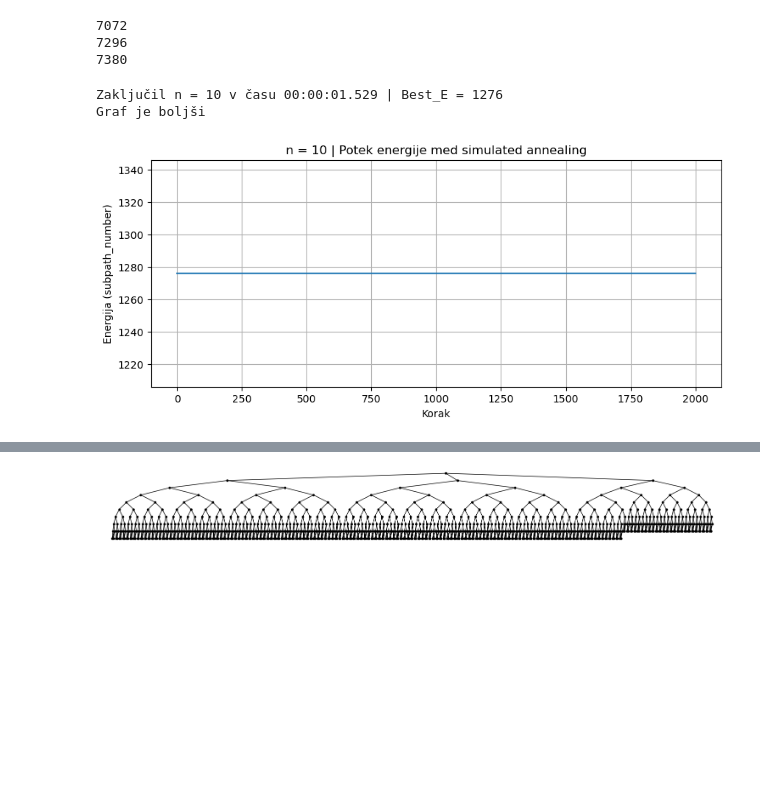
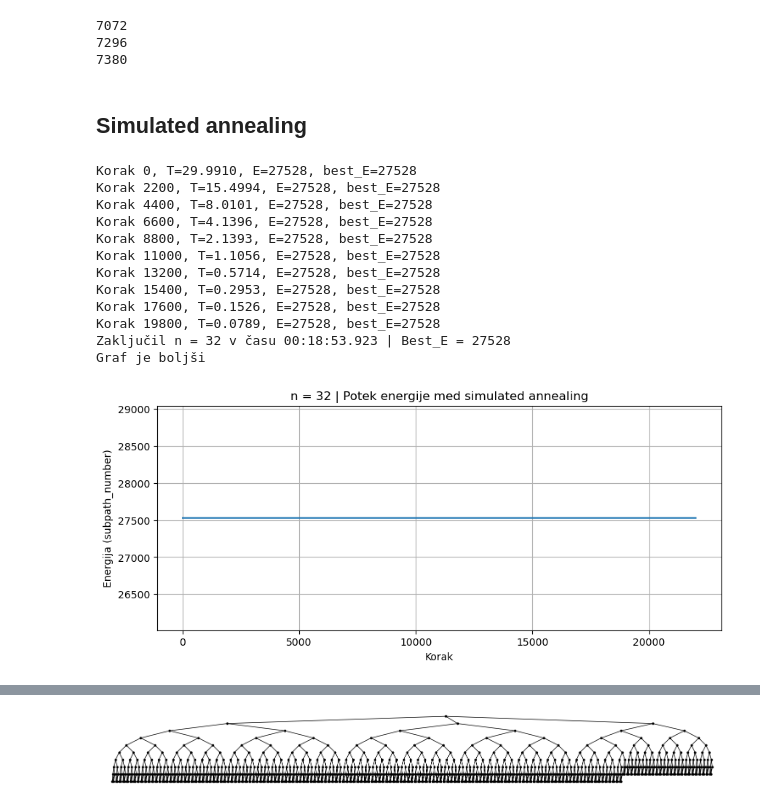
Before and after one commit to ZigaObradovic/FP_Group13, a Jupyter notebook: main.ipynb, the cells around one changed output, grey strips where cells are left out. Drawn from its saved outputs; the diff is of its cells as text; code cells hidden in the pictures; blank space fills up the shorter version.

```diff
--- a/main.ipynb
+++ b/main.ipynb
@@ -113,10 +113,10 @@ graphics_array([plots]).show(figsize=(18,3), axes=False)
 # %%
-# Preizkusimo funkcijo build_star
+# Preizkusimo funkcijo build_caterpillar
 
 star_plots = []
-for n in range(10, 33, 2):
+for n in range(18, 47, 2):
     # narisan graf
-    Gplot = build_star(n).plot(
+    Gplot = build_caterpillar(n).plot(
         layout="spring",
         vertex_size=10,
         vertex_color="black",
@@ -137,9 +137,9 @@ for n in range(10, 33, 2):
     )
     star_plots.append(Gplot + title)
 
-row1 = star_plots[:4]
-row2 = star_plots[4:8]
-row3 = star_plots[8:12]
+row1 = star_plots[:5]
+row2 = star_plots[5:10]
+row3 = star_plots[10:15]
 
 GA = graphics_array([row1, row2, row3])
 GA.show(figsize=(15, 8), axes=False)
@@ -177,7 +177,7 @@ for n in range(10, 19, 2):
 
         Ln = Ln_graph(n)
         pn = subpath_number(Ln)
-        star = build_star(n)
+        star = build_catterpillar(n)
         pn2 = subpath_number(star)
 
 
@@ -224,34 +224,46 @@ for G6, pn in slov.items():
 7072
 7296
 7380
+# %% [markdown]
+## Simulated annealing
 # %%
-for n in range(10, 11, 2):
-    Ln = Ln_graph(n)  # ali build_star2(n)
+for n in range(32, 33, 2):
+    Ln = build_tree(n)  # ali build_caterpillar2(n)
 
     start = time.time()
     best_G, best_E, history = simulated_annealing_subpath(
         Ln,
-        steps=2000,
-        T0=1.0,
-        alpha=0.999,
-        max_tries = 800,
-        verbose=False
+        steps=22000,
+        T0=30.0,
+        alpha=0.9997,
+        max_tries = 2000,
+        verbose=True
     )
     elapsed = time.time() - start
     print(f"Zaključil n = {n} v času {encode_time_hms(elapsed)} | Best_E = {best_E}")
     if best_E <= subpath_number(Ln):
         print("Graf je boljši")
 
     plt.figure(figsize=(10, 4))
     plt.plot(history)
     plt.xlabel("Korak")
     plt.ylabel("Energija (subpath_number)")
     plt.title(f"n = {n} | Potek energije med simulated annealing")
     plt.grid(True)
     plt.show()
 # %% [output]
-Zaključil n = 10 v času 00:00:01.529 | Best_E = 1276
+Korak 0, T=29.9910, E=27528, best_E=27528
+Korak 2200, T=15.4994, E=27528, best_E=27528
+Korak 4400, T=8.0101, E=27528, best_E=27528
+Korak 6600, T=4.1396, E=27528, best_E=27528
+Korak 8800, T=2.1393, E=27528, best_E=27528
+Korak 11000, T=1.1056, E=27528, best_E=27528
+Korak 13200, T=0.5714, E=27528, best_E=27528
+Korak 15400, T=0.2953, E=27528, best_E=27528
+Korak 17600, T=0.1526, E=27528, best_E=27528
+Korak 19800, T=0.0789, E=27528, best_E=27528
+Zaključil n = 32 v času 00:18:53.923 | Best_E = 27528
 Graf je boljši
-[figure, old version]
+[figure, new version]
 # %%
 k = 3
```
Also changed, not shown: parts of 9 cells of this notebook, 2 other files.
